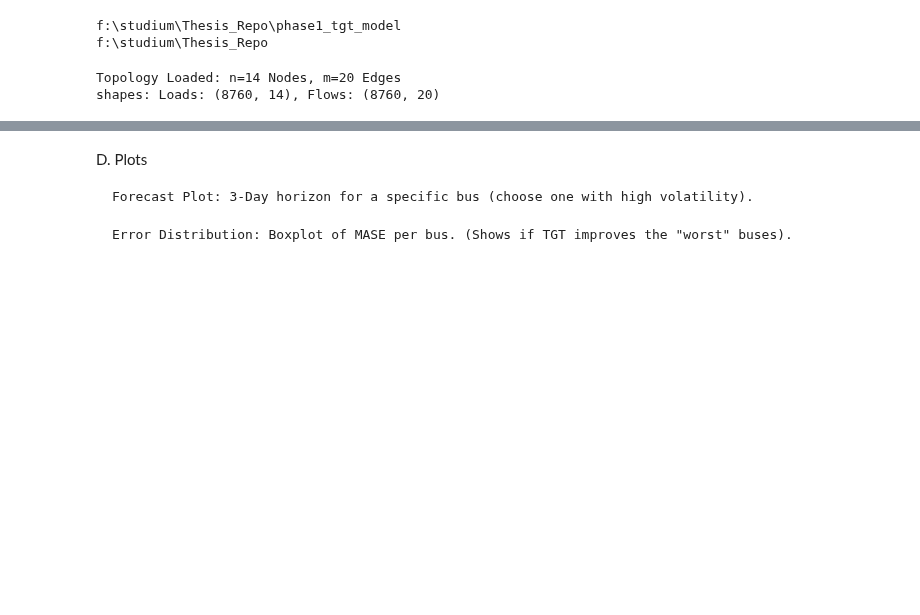
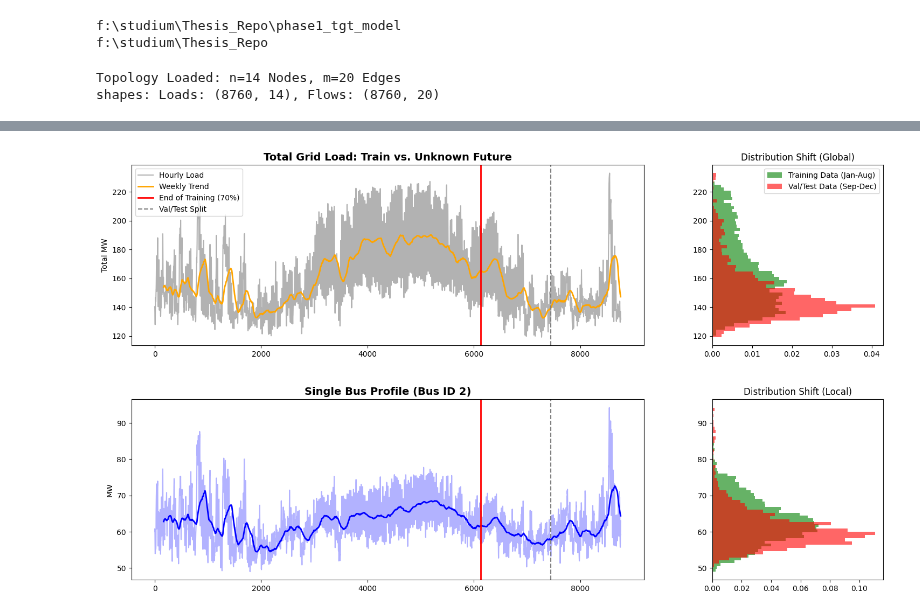
Before and after one commit to waytlion/power-grid-time-series-forecasting, a Jupyter notebook: phase1_tgt_model/bus_load_forecasting.ipynb, the cells around one changed output, grey strips where cells are left out. Drawn from its saved outputs; the diff is of its cells as text; code cells hidden in the pictures; blank space fills up the shorter version.

```diff
--- a/phase1_tgt_model/bus_load_forecasting.ipynb
+++ b/phase1_tgt_model/bus_load_forecasting.ipynb
@@ -698,6 +38,0 @@ TinyTGT    | 1.2915     | 0.7190     | 1.0701     | 0.7389
-# %% [markdown]
-D. Plots
-
-    Forecast Plot: 3-Day horizon for a specific bus (choose one with high volatility).
-
-    Error Distribution: Boxplot of MASE per bus. (Shows if TGT improves the "worst" buses).
@@ -717,0 +39,67 @@ xgb        | 1.1143     | 0.5942     | 0.8844     | 0.5501"""
+# %%
+import matplotlib.pyplot as plt
+import pandas as pd
+import numpy as np
+
+# ---------------------------------------------------------
+# SETUP
+# ---------------------------------------------------------
+# data shape: (8760, 14)
+values = loads_pivot
+
+# 1. SPLIT DEFINITION (Korrigiert auf 0.7)
+train_end_idx = int(8760 * 0.70)  # Hier endet das Wissen des Modells
+val_end_idx = int(8760 * 0.85)    # (Optional) Grenze Val/Test
+
+# 2. DATEN SELEKTION
+# A. Global Load (Der Hauptbeweis)
+global_load = np.sum(values, axis=1)
+
+# B. Heavy Hitter (Der "Bus Level" Beweis)
+# Wir nehmen nur den Bus mit der höchsten Last, um zu zeigen, dass es auch lokal passiert
+heavy_bus_idx = np.argmax(np.mean(values, axis=0))
+bus_load = values[heavy_bus_idx]
+
+# ---------------------------------------------------------
+# PLOTTING (Clean & Focused)
+# ---------------------------------------------------------
+fig, axes = plt.subplots(2, 2, figsize=(18, 10), gridspec_kw={'width_ratios': [3, 1]})
+plt.subplots_adjust(hspace=0.3)
+
+# --- ROW 1: TOTAL GRID LOAD ---
+# Time Series
+axes[0,0].plot(global_load, color='black', alpha=0.3, label='Hourly Load')
+axes[0,0].plot(pd.Series(global_load).rolling(168).mean(), color='orange', linewidth=2, label='Weekly Trend')
+# Rote Linie bei 70% (End of Training)
+axes[0,0].axvline(train_end_idx, color='red', linestyle='-', linewidth=2, label='End of Training (70%)')
+# Graue Linie bei 85% (Val/Test Split)
+axes[0,0].axvline(val_end_idx, color='gray', linestyle='--', label='Val/Test Split')
+axes[0,0].set_title("Total Grid Load: Train vs. Unknown Future", fontsize=14, fontweight='bold')
+axes[0,0].legend(loc='upper left')
+axes[0,0].set_ylabel("Total MW")
+
+# Histogram: Train (0-70%) vs. The Rest (70-100%)
+train_glob = global_load[:train_end_idx]
+rest_glob = global_load[train_end_idx:] # Val + Test zusammen
+axes[0,1].hist(train_glob, bins=50, alpha=0.6, color='green', density=True, label='Training Data (Jan-Aug)', orientation='horizontal')
+axes[0,1].hist(rest_glob, bins=50, alpha=0.6, color='red', density=True, label='Val/Test Data (Sep-Dec)', orientation='horizontal')
+axes[0,1].set_title("Distribution Shift (Global)", fontsize=12)
+axes[0,1].legend()
+
+# --- ROW 2: SINGLE BUS LOAD ---
+# Time Series
+axes[1,0].plot(bus_load, color='blue', alpha=0.3)
+axes[1,0].plot(pd.Series(bus_load).rolling(168).mean(), color='blue', linewidth=2)
+axes[1,0].axvline(train_end_idx, color='red', linestyle='-', linewidth=2)
+axes[1,0].axvline(val_end_idx, color='gray', linestyle='--')
+axes[1,0].set_title(f"Single Bus Profile (Bus ID {heavy_bus_idx})", fontsize=14, fontweight='bold')
+axes[1,0].set_ylabel("MW")
+
+# Histogram
+axes[1,1].hist(bus_load[:train_end_idx], bins=50, alpha=0.6, color='green', density=True, orientation='horizontal')
+axes[1,1].hist(bus_load[train_end_idx:], bins=50, alpha=0.6, color='red', density=True, orientation='horizontal')
+axes[1,1].set_title("Distribution Shift (Local)", fontsize=12)
+
+plt.show()
+# %% [output]
+[figure, added]
```
Also changed, not shown: parts of 19 cells of this notebook, 22 other files.
